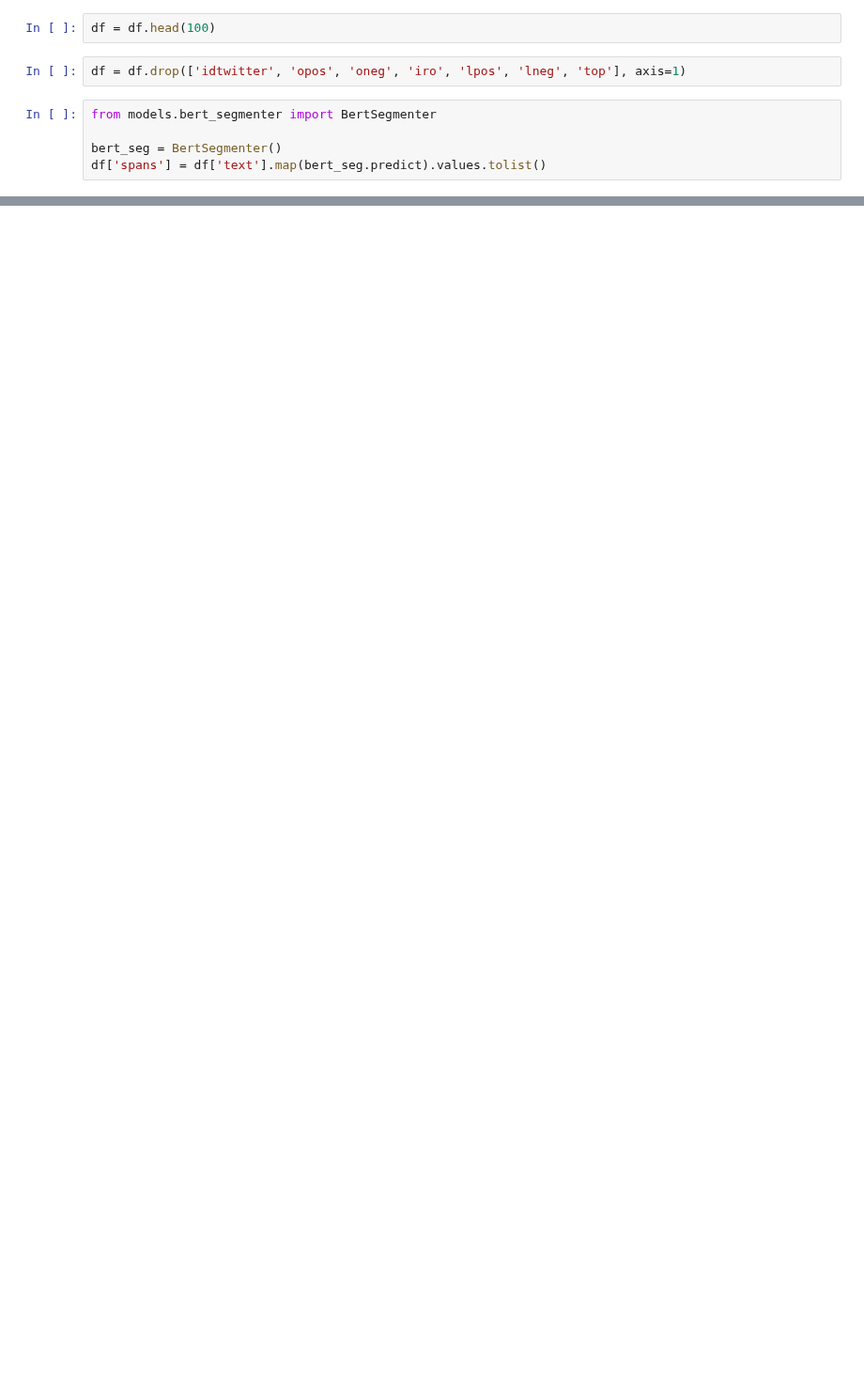
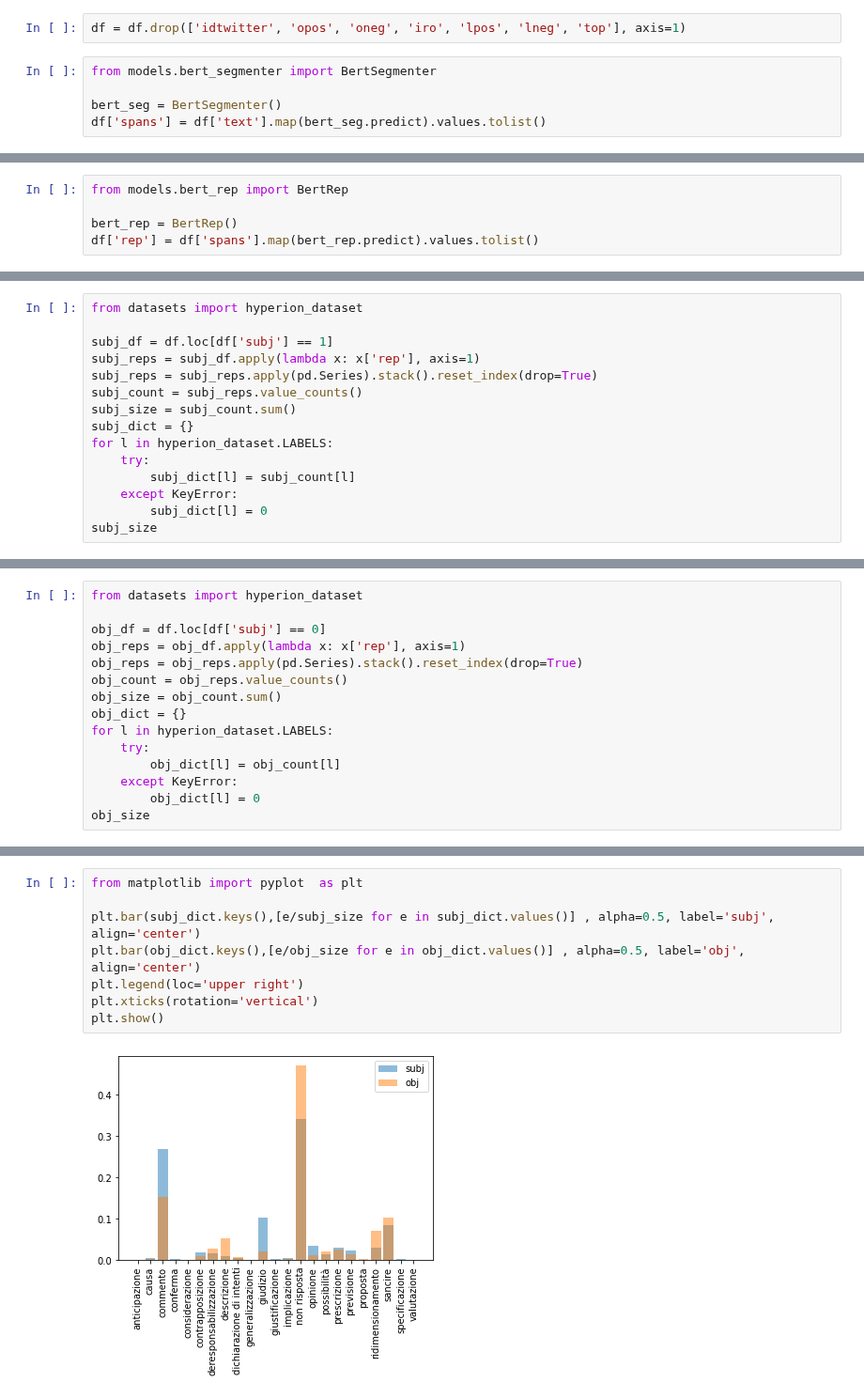
Before and after one commit to rikicamme01/DialogiTECH, a Jupyter notebook: notebooks/12_subjectivity.ipynb, the cells around one changed output, grey strips where cells are left out. Shown at 94% size. Saved outputs shown, nothing was run; the diff lists cells and outputs as text; blank space fills up the shorter version.

```diff
--- a/notebooks/12_subjectivity.ipynb
+++ b/notebooks/12_subjectivity.ipynb
@@ -5,8 +5,6 @@ sys.path.append(os.path.dirname(sys.path[0]) + '/src')
 import pandas as pd
 
 df = pd.read_csv('../data/raw/sentipolc/training_set_sentipolc16.csv')
-# %%
-df = df.head(100)
 # %%
 df = df.drop(['idtwitter', 'opos', 'oneg', 'iro', 'lpos', 'lneg', 'top'], axis=1)
 # %%
@@ -22,0 +15,5 @@ df.iloc[5]['spans']
+# %%
+from models.bert_rep import BertRep
+
+bert_rep = BertRep()
+df['rep'] = df['spans'].map(bert_rep.predict).values.tolist()
@@ -22,0 +38,15 @@ df.iloc[5]['spans']
+# %%
+from datasets import hyperion_dataset
+
+subj_df = df.loc[df['subj'] == 1]
+subj_reps = subj_df.apply(lambda x: x['rep'], axis=1)
+subj_reps = subj_reps.apply(pd.Series).stack().reset_index(drop=True)
+subj_count = subj_reps.value_counts()
+subj_size = subj_count.sum()
+subj_dict = {}
+for l in hyperion_dataset.LABELS:
+    try:
+        subj_dict[l] = subj_count[l]
+    except KeyError:
+        subj_dict[l] = 0
+subj_size
@@ -22,0 +55,15 @@ df.iloc[5]['spans']
+# %%
+from datasets import hyperion_dataset
+
+obj_df = df.loc[df['subj'] == 0]
+obj_reps = obj_df.apply(lambda x: x['rep'], axis=1)
+obj_reps = obj_reps.apply(pd.Series).stack().reset_index(drop=True)
+obj_count = obj_reps.value_counts()
+obj_size = obj_count.sum()
+obj_dict = {}
+for l in hyperion_dataset.LABELS:
+    try:
+        obj_dict[l] = obj_count[l]
+    except KeyError:
+        obj_dict[l] = 0
+obj_size
@@ -22,0 +72,10 @@ df.iloc[5]['spans']
+# %%
+from matplotlib import pyplot  as plt
+
+plt.bar(subj_dict.keys(),[e/subj_size for e in subj_dict.values()] , alpha=0.5, label='subj', align='center')
+plt.bar(obj_dict.keys(),[e/obj_size for e in obj_dict.values()] , alpha=0.5, label='obj', align='center')
+plt.legend(loc='upper right')
+plt.xticks(rotation='vertical')
+plt.show()
+# %% [output]
+[figure, added]
```
Also changed, not shown: parts of 11 cells of this notebook, 8 other files.
